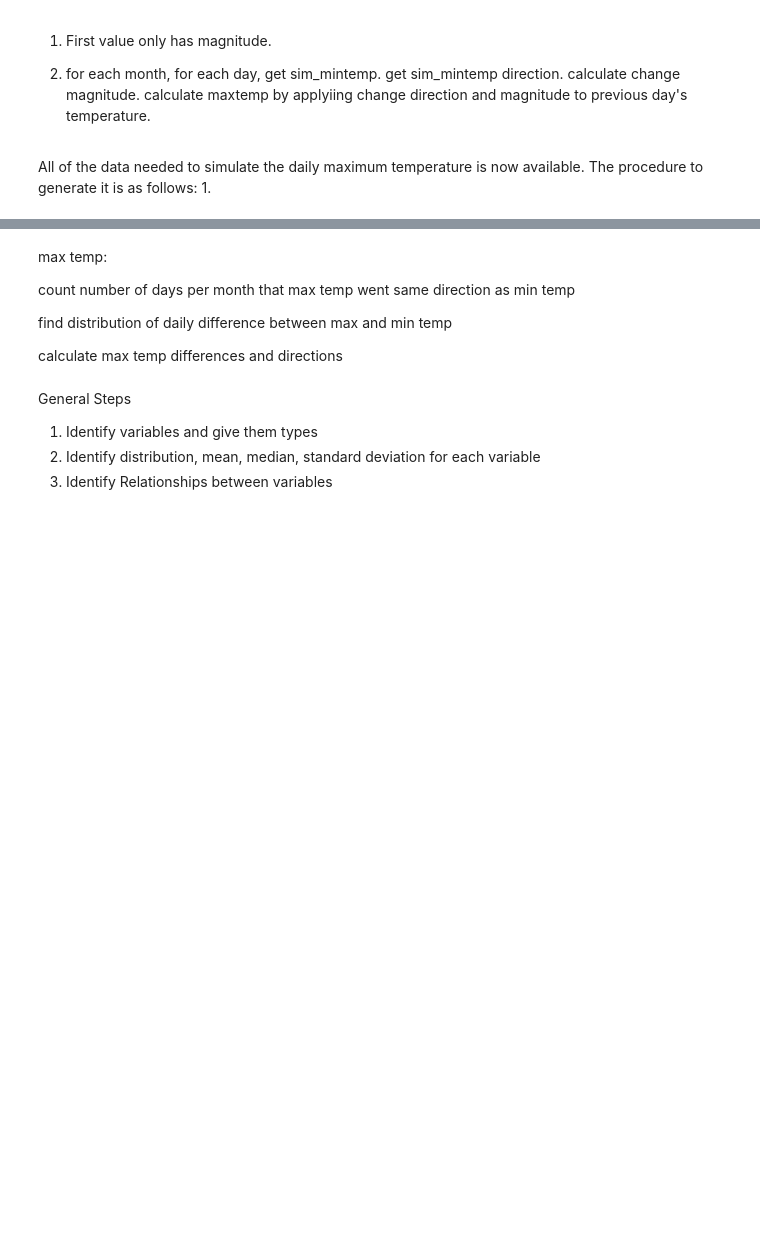
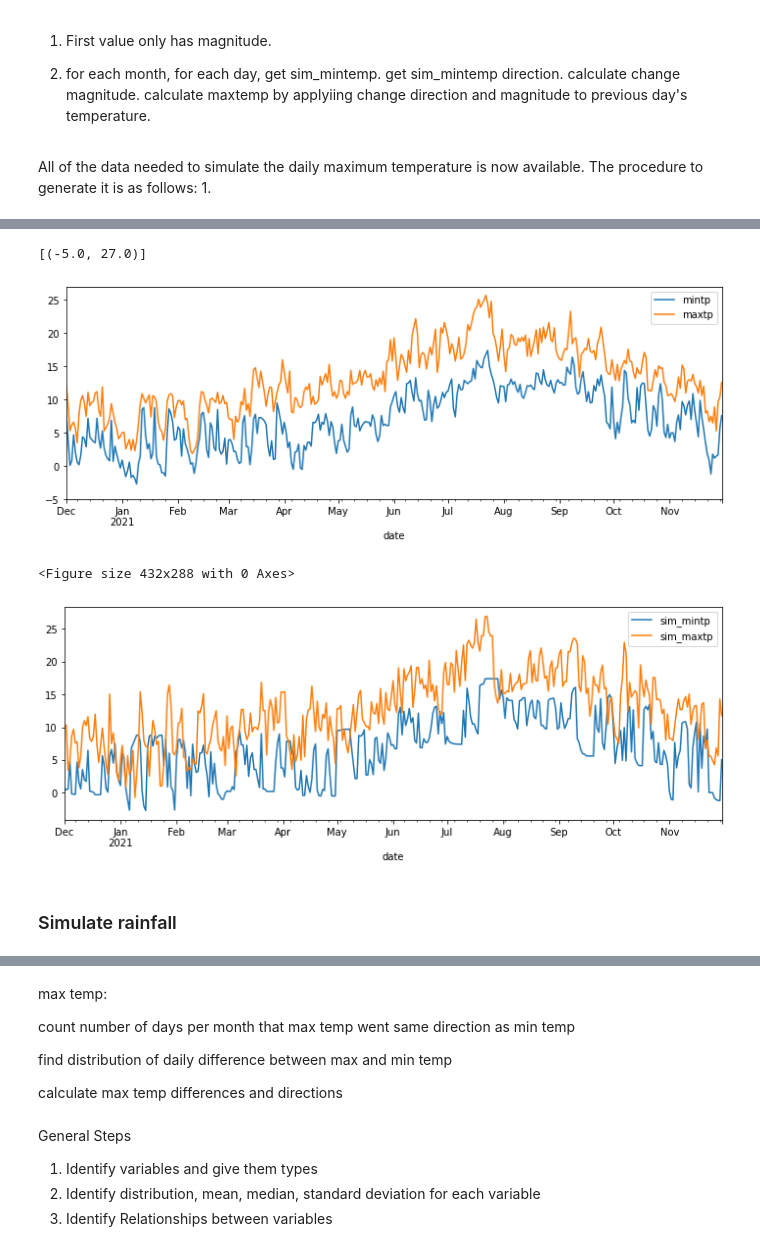
Before and after one commit to fod/simulation, a Jupyter notebook: simulation.ipynb, the cells around one changed output, grey strips where cells are left out. Saved outputs shown, nothing was run; the diff lists cells and outputs as text; code cells hidden in the pictures; blank space fills up the shorter version.

```diff
--- a/simulation.ipynb
+++ b/simulation.ipynb
@@ -363,0 +352,14 @@ df
+# %%
+# Plot min and max temperatures
+ax1 = df[['mintp', 'maxtp']].plot(figsize=(12, 4));
+ax1.set(ylim=(-5, 27))
+plt.figure()
+ax2 = df[['sim_mintp', 'sim_maxtp']].plot(figsize=(12, 4));
+ax.set(ylim=(-5, 27))
+# %% [output]
+[(-5.0, 27.0)]
+[figure, added]
+<Figure size 432x288 with 0 Axes>
+[figure, added]
+# %% [markdown]
+### Simulate rainfall
```
Also changed, not shown: parts of 6 cells of this notebook.
